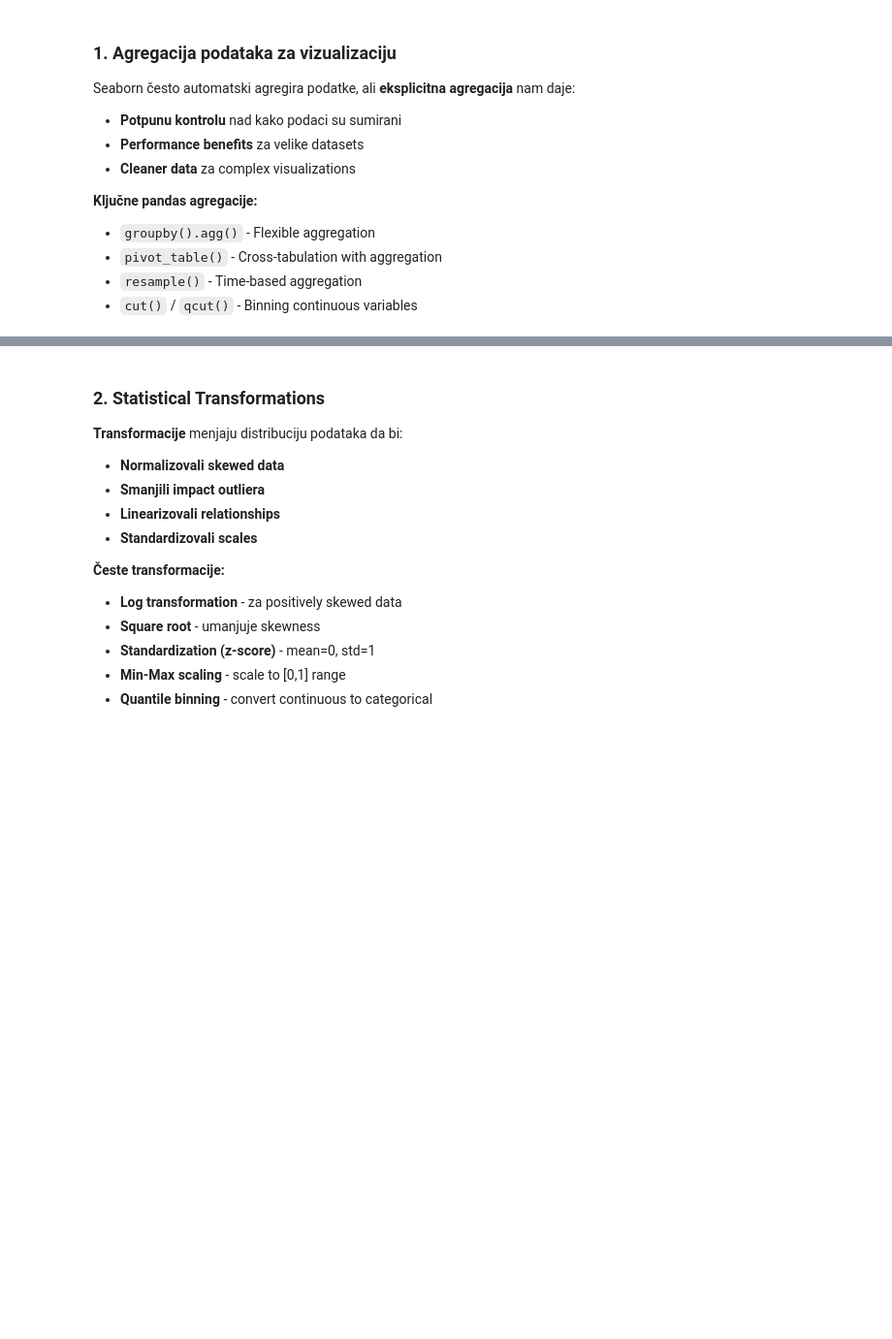
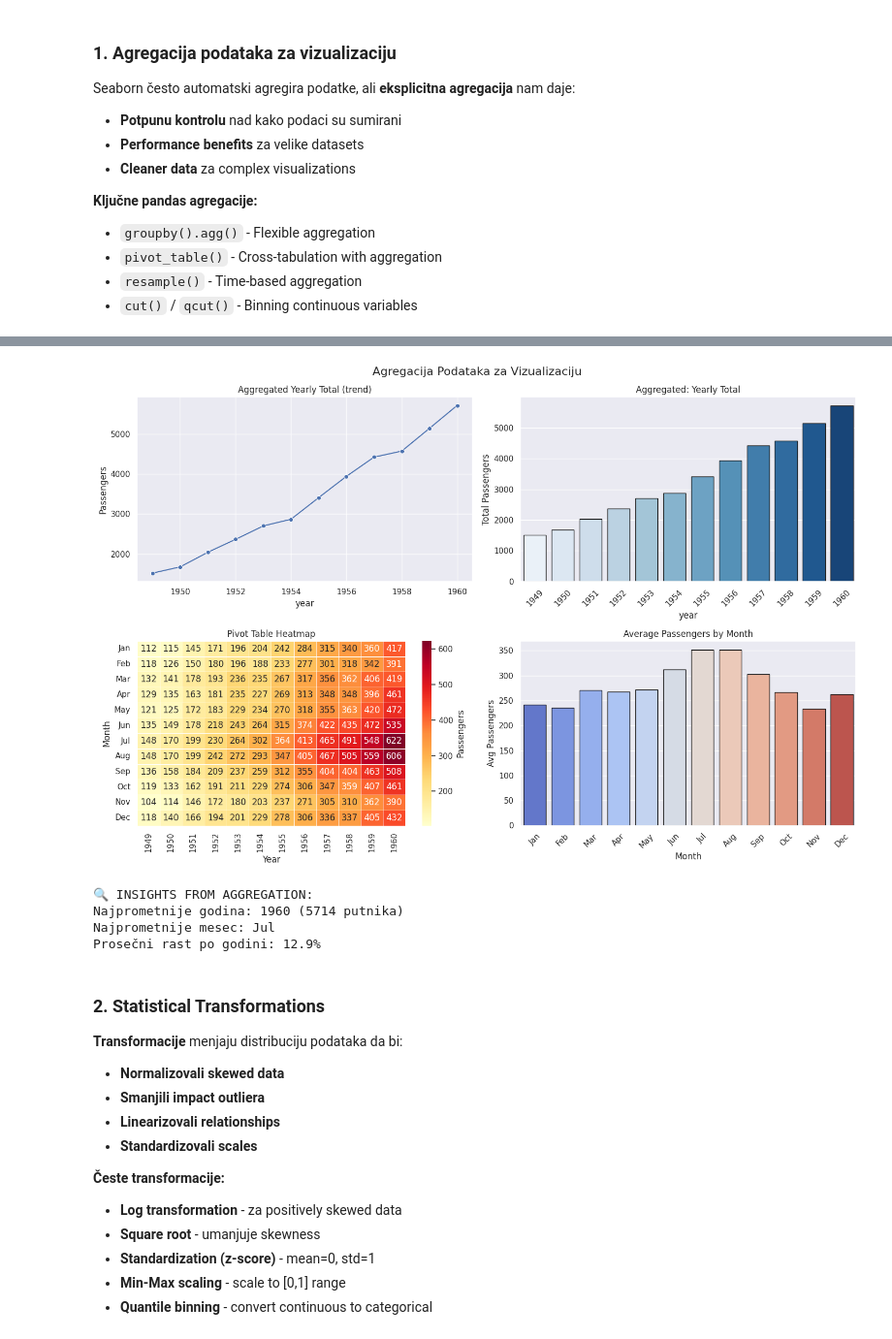
Before and after one commit to ilicandrija/seaborn, a Jupyter notebook: 03_strukture_podataka.ipynb, the cells around one changed output, grey strips where cells are left out. Shown at 97% size. Cells and saved outputs as stored; diff of their text form; code cells hidden in the pictures; blank space fills up the shorter version.

```diff
--- a/03_strukture_podataka.ipynb
+++ b/03_strukture_podataka.ipynb
@@ -73,10 +62,6 @@ Seaborn često automatski agregira podatke, ali **eksplicitna agregacija** nam d
 - `resample()` - Time-based aggregation
 - `cut()` / `qcut()` - Binning continuous variables
 # %%
-# 1. BASIC AGGREGATION sa groupby
-print("📊 BASIC AGGREGATION EXAMPLES:")
-
-# Agregacija flights podataka po godinama
 yearly_flights = flights.groupby('year')['passengers'].agg([
     'count',    # broj meseci
     'sum',      # ukupni putnici
@@ -89,59 +74,77 @@ yearly_flights = flights.groupby('year')['passengers'].agg([
 print("Yearly flight statistics:")
 print(yearly_flights.round(1))
 
-# Multi-level aggregation
-monthly_stats = flights.groupby(['year', 'month'])['passengers'].agg({
-    'total_passengers': 'sum',
-    'growth_rate': lambda x: x.pct_change().mean() * 100
-}).reset_index()
+# Multi-level aggregation (compute pct_change on the sorted time series first)
+month_order = ['Jan','Feb','Mar','Apr','May','Jun','Jul','Aug','Sep','Oct','Nov','Dec']
+flights_sorted = flights.copy()
+# ensure month is categorical so sorting keeps calendar order
+flights_sorted['month'] = pd.Categorical(flights_sorted['month'], categories=month_order, ordered=True)
+flights_sorted = flights_sorted.sort_values(['year','month']).reset_index(drop=True)
+# pct_change on the full time series (month-over-month)
+flights_sorted['pct_change'] = flights_sorted['passengers'].pct_change() * 100
+
+monthly_stats = flights_sorted.groupby(['year','month']).agg(
+    total_passengers=('passengers','sum'),
+    growth_rate_pct=('pct_change','mean')
+).reset_index()
 
 print(f"\nMonthly stats shape: {monthly_stats.shape}")
-print(monthly_stats.head())
+print(monthly_stats.head(2))
 
-# Pivot table aggregation
+# Pivot table aggregation (ensure months are in calendar order)
 pivot_flights = flights.pivot_table(
     values='passengers',
     index='month',
     columns='year',
     aggfunc='sum'
-)
+).reindex(month_order)
 
 print(f"\nPivot table shape: {pivot_flights.shape}")
 print("Pivot table sample:")
-print(pivot_flights.head())
+print(pivot_flights.head(2))
 
 # Kreiranje grafika sa aggregated podacima
+plt.close('all')
 fig, axes = plt.subplots(2, 2, figsize=(15, 10))
 fig.suptitle('Agregacija Podataka za Vizualizaciju', fontsize=16)
 
-# 1. Yearly trends sa original vs aggregated
-sns.lineplot(data=flights, x='year', y='passengers', ax=axes[0,0])
-axes[0,0].set_title('Original Data (all points)')
+# 1. Yearly trends sa original vs aggregated (plot aggregated yearly sums as line to avoid overplotting)
+yearly_sum = flights.groupby('year')['passengers'].sum().reset_index()
+sns.lineplot(data=yearly_sum, x='year', y='passengers', marker='o', ax=axes[0,0])
+axes[0,0].set_title('Aggregated Yearly Total (trend)')
 axes[0,0].set_ylabel('Passengers')
 
-# 2. Agregirana godišnja suma
-yearly_sum = flights.groupby('year')['passengers'].sum().reset_index()
-sns.barplot(data=yearly_sum, x='year', y='passengers', ax=axes[0,1])
+# 2. Agregirana godišnja suma - barplot
+sns.barplot(data=yearly_sum, x='year', y='passengers', ax=axes[0,1], palette='Blues', edgecolor='k')
 axes[0,1].set_title('Aggregated: Yearly Total')
 axes[0,1].set_ylabel('Total Passengers')
+for tick in axes[0,1].get_xticklabels():
+    tick.set_rotation(45)
 
-# 3. Heatmap sa pivot table
-sns.heatmap(pivot_flights, cmap='YlOrRd', ax=axes[1,0])
+# 3. Heatmap sa pivot table (annotate, linewidths)
+sns.heatmap(pivot_flights, cmap='YlOrRd', ax=axes[1,0], annot=True, fmt='.0f', linewidths=0.5, linecolor='white', cbar_kws={'label':'Passengers'})
 axes[1,0].set_title('Pivot Table Heatmap')
 axes[1,0].set_xlabel('Year')
 axes[1,0].set_ylabel('Month')
 
-# 4. Statistical summary
-monthly_means = flights.groupby('month')['passengers'].mean()
-sns.barplot(x=monthly_means.index, y=monthly_means.values, ax=axes[1,1])
+# 4. Statistical summary - average passengers by month (ordered)
+monthly_means = flights.groupby('month')['passengers'].mean().reindex(month_order)
+sns.barplot(x=monthly_means.index, y=monthly_means.values, ax=axes[1,1], palette='coolwarm', edgecolor='k')
 axes[1,1].set_title('Average Passengers by Month')
 axes[1,1].set_xlabel('Month')
 axes[1,1].set_ylabel('Avg Passengers')
+for tick in axes[1,1].get_xticklabels():
+    tick.set_rotation(45)
 
 plt.tight_layout()
 plt.show()
 
 print("\n🔍 INSIGHTS FROM AGGREGATION:")
-print(f"Najprometnije godina: {yearly_sum.loc[yearly_sum['passengers'].idxmax(), 'year']}")
-print(f"Najprometnije mesec: {monthly_means.idxmax()}")
-print(f"Prosečni rast po godini: {yearly_flights['sum'].pct_change().mean()*100:.1f}%")
+most_busy_year = int(yearly_sum.loc[yearly_sum['passengers'].idxmax(), 'year'])
+most_busy_year_val = int(yearly_sum['passengers'].max())
+most_busy_month = monthly_means.idxmax()
+avg_yearly_growth = yearly_flights['sum'].pct_change().mean() * 100
+print(f"Najprometnije godina: {most_busy_year} ({most_busy_year_val} putnika)")
+print(f"Najprometnije mesec: {most_busy_month}")
+print(f"Prosečni rast po godini: {avg_yearly_growth:.1f}%")
+# %% [output]
@@ -148,3 +168,8 @@ print(f"Prosečni rast po godini: {yearly_flights['sum'].pct_change().mean()*100
+[figure, added]
+🔍 INSIGHTS FROM AGGREGATION:
+Najprometnije godina: 1960 (5714 putnika)
+Najprometnije mesec: Jul
+Prosečni rast po godini: 12.9%
 # %% [markdown]
 ### 2. **Statistical Transformations**
 
```
Also changed, not shown: parts of 7 cells of this notebook, 8 other files.
